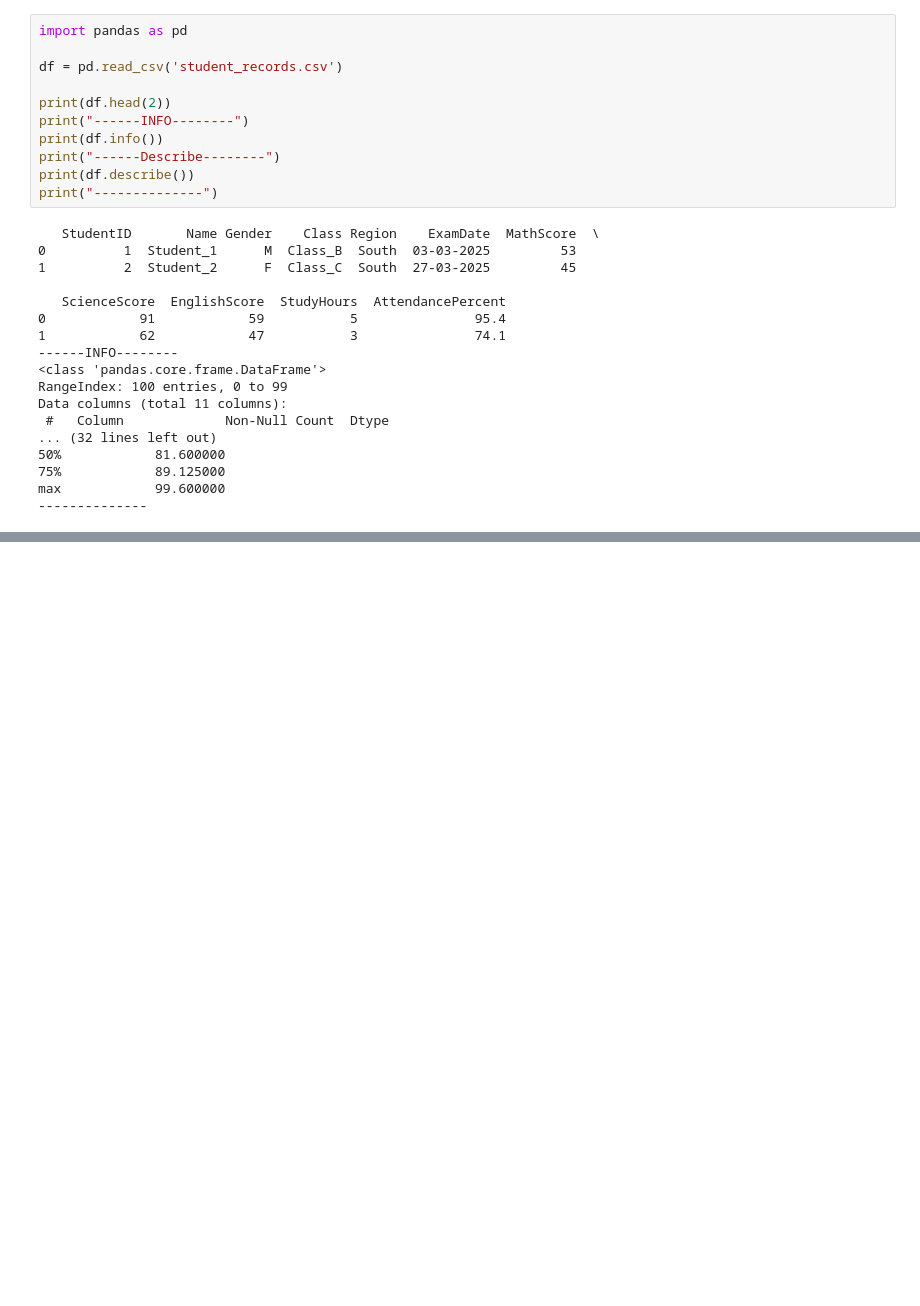
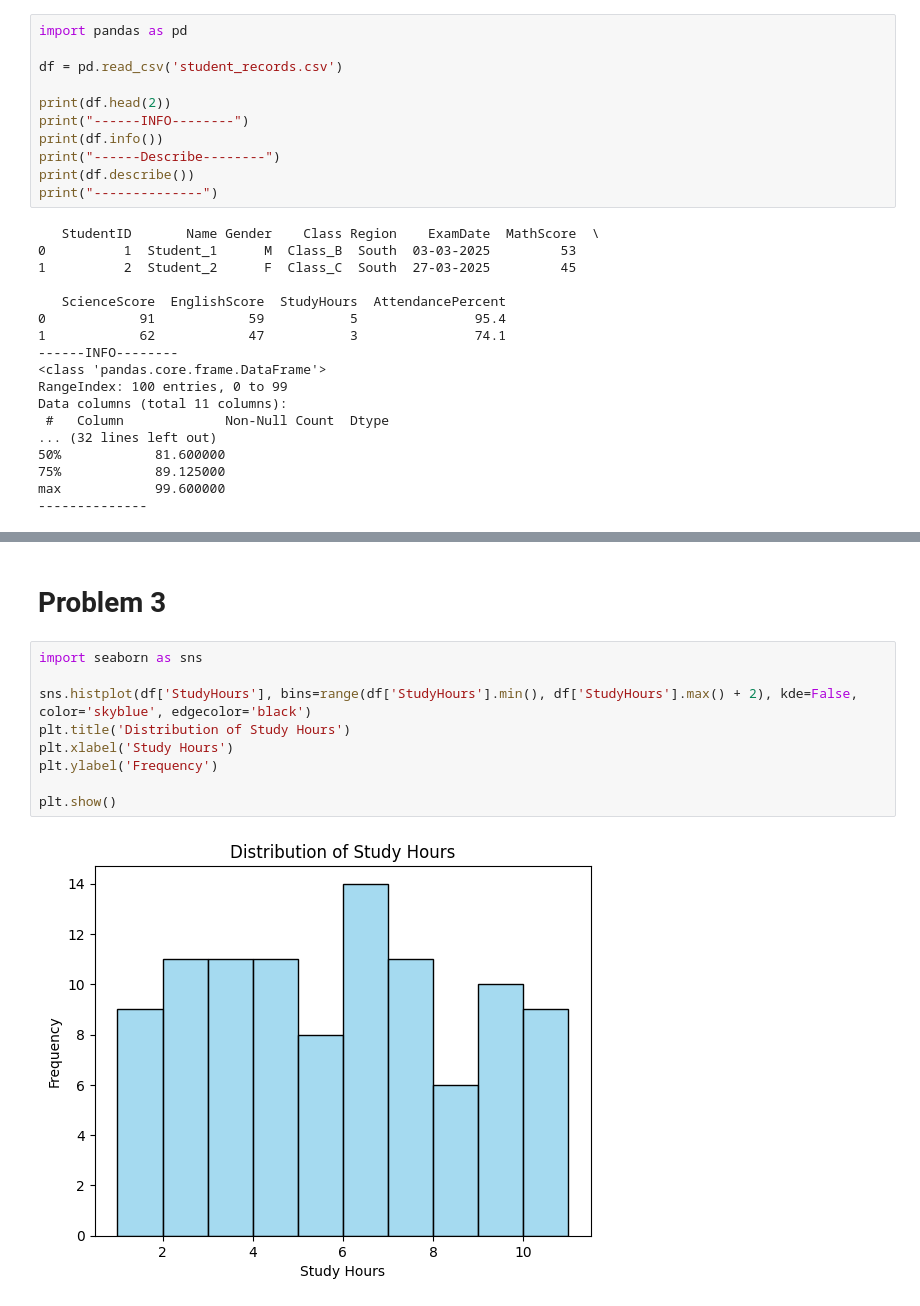
Before and after one commit to KajalDeore04/DS-clg, a Jupyter notebook: practice.ipynb, the cells around one changed output, grey strips where cells are left out. Cells and saved outputs as stored; diff of their text form; blank space fills up the shorter version.

```diff
--- a/practice.ipynb
+++ b/practice.ipynb
@@ -29,0 +81,13 @@ max            99.600000
+# %% [markdown]
+# Problem 3
+# %%
+import seaborn as sns
+
+sns.histplot(df['StudyHours'], bins=range(df['StudyHours'].min(), df['StudyHours'].max() + 2), kde=False, color='skyblue', edgecolor='black')
+plt.title('Distribution of Study Hours')
+plt.xlabel('Study Hours')
+plt.ylabel('Frequency')
+
+plt.show()
+# %% [output]
+[figure, added]
```
Also changed, not shown: parts of 13 cells of this notebook.
